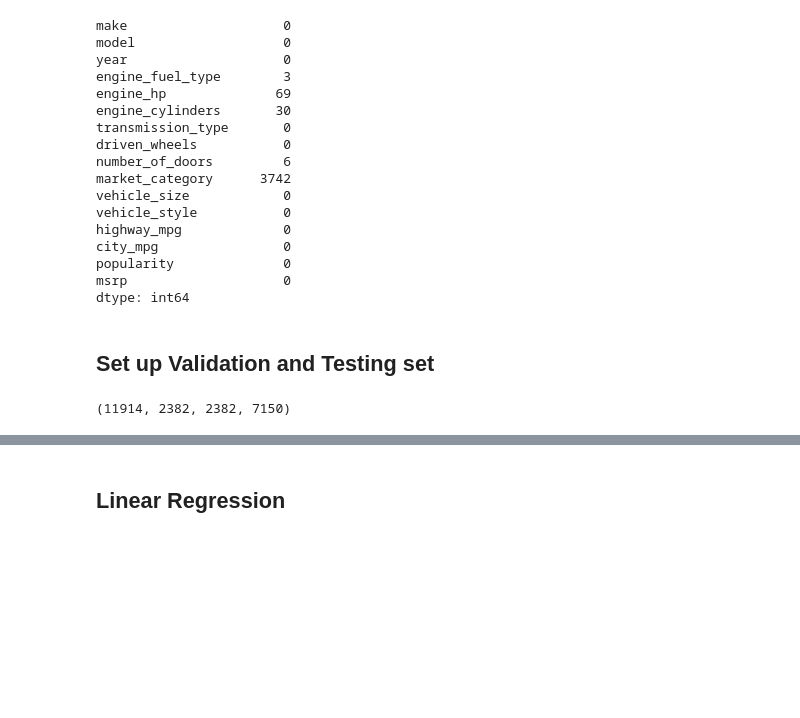
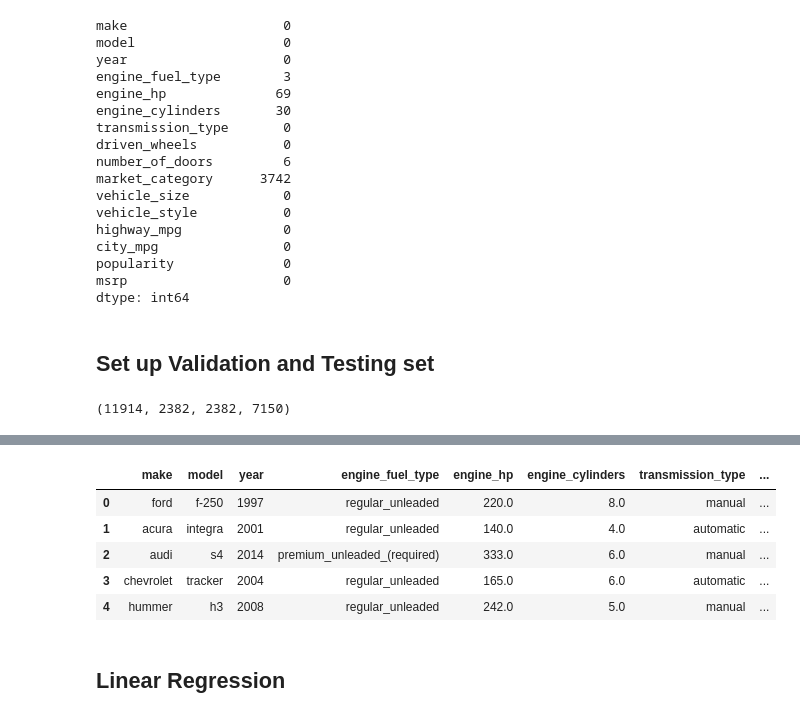
Before and after one commit to KarenW9571/MLZoomCamp2024, a Jupyter notebook: 02-Regression/Notes.ipynb, the cells around one changed output, grey strips where cells are left out. Cells and saved outputs as stored; diff of their text form; code cells hidden in the pictures; blank space fills up the shorter version.

```diff
--- a/02-Regression/Notes.ipynb
+++ b/02-Regression/Notes.ipynb
@@ -221,0 +232,4 @@ df_train
+# %%
+df_train = df_train.reset_index(drop=True)
+df_val = df_val.reset_index(drop=True)
+df_test = df_test.reset_index(drop=True)
@@ -222,2 +244,11 @@ df_train
+# %%
+df_train.head()
+# %% [output]
+|  | make | model | year | engine_fuel_type | engine_hp | engine_cylinders | transmission_type | ... |
+| 0 | ford | f-250 | 1997 | regular_unleaded | 220.0 | 8.0 | manual | ... |
+| 1 | acura | integra | 2001 | regular_unleaded | 140.0 | 4.0 | automatic | ... |
+| 2 | audi | s4 | 2014 | premium_unleaded_(required) | 333.0 | 6.0 | manual | ... |
+| 3 | chevrolet | tracker | 2004 | regular_unleaded | 165.0 | 6.0 | automatic | ... |
+| 4 | hummer | h3 | 2008 | regular_unleaded | 242.0 | 5.0 | manual | ... |
 # %% [markdown]
 ## Linear Regression
```
Also changed, not shown: parts of 11 cells of this notebook.
